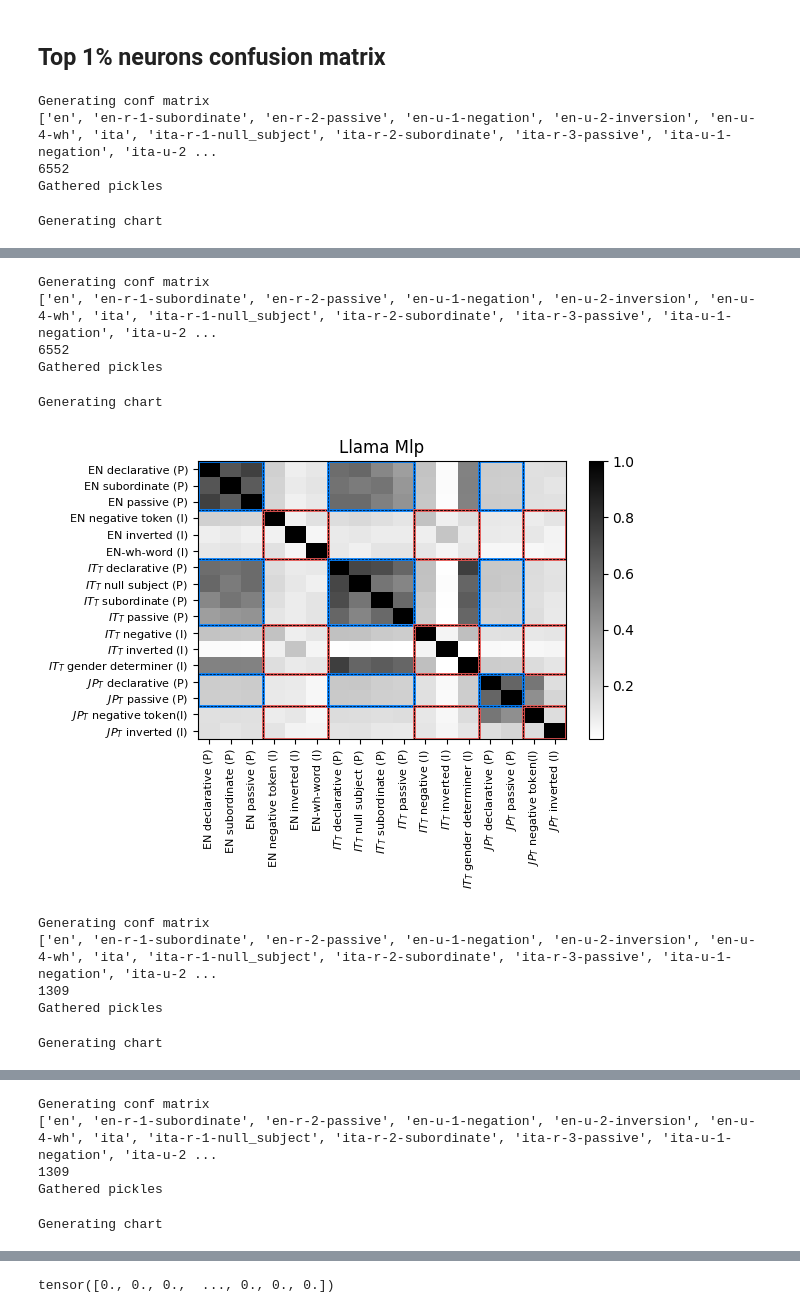
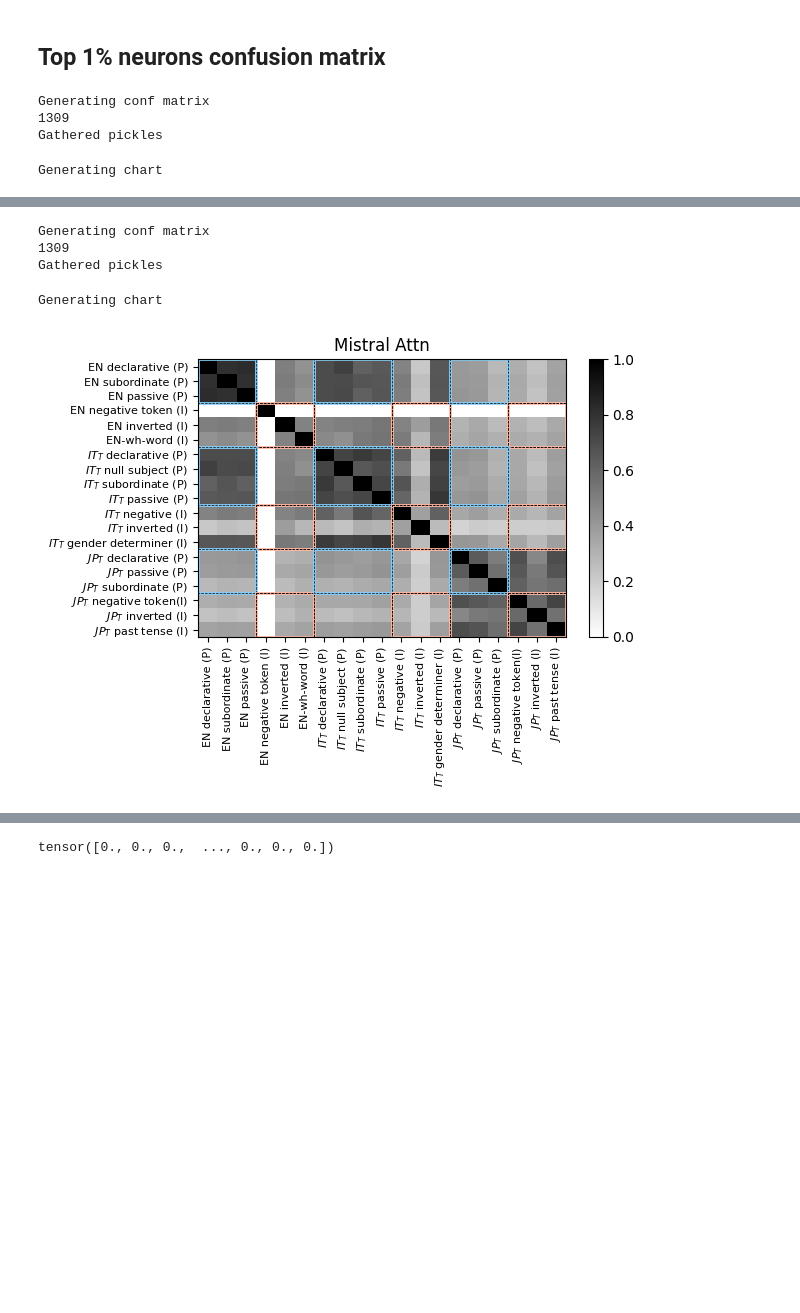
Before and after one commit to arunasank/disjoint-processing-llms, a Jupyter notebook: mistral/atp/attr-patching-charts.ipynb, the cells around one changed output, grey strips where cells are left out. Drawn from its saved outputs; the diff is of its cells as text; code cells hidden in the pictures; blank space fills up the shorter version.

Commit message:
fresh experiments

```diff
--- a/mistral/atp/attr-patching-charts.ipynb
+++ b/mistral/atp/attr-patching-charts.ipynb
@@ -13,7 +11,7 @@ Matplotlib created a temporary cache directory at /tmp/matplotlib-onldbinf becau
 # %% [markdown]
 ## Training accuracies
 # %%
-mistral = pd.read_csv('/mnt/align4_drive/arunas/broca/mistral/experiments/new-prompt-prologue-random-seed/acc.csv')
+mistral = pd.read_csv('/mnt/align4_drive/arunas/broca/mistral/experiments/may3/acc.csv')
 llama = pd.read_csv('/mnt/align4_drive/arunas/broca/llama/experiments/new-prompt-prologue-random-seed/acc.csv')
 # %%
 new_names = {'en': 'EN declarative (P)',
@@ -78,8 +78,10 @@ for idx, i in enumerate(merged.columns):
         mistral_unreal.append(merged.loc[merged.index=='mistral'][i].item())
         llama_unreal.append(merged.loc[merged.index=='llama'][i].item())
 
-counts =  [ {'r': 3, 'u':4}, {'r': 4, 'u':3}, {'r': 4, 'u':3}, {'r': 2, 'u':2}, {'r': 3, 'u':3}]
-            #en               #it              #ita             #jap            #jp
+# counts =  [ {'r': 3, 'u':4}, {'r': 4, 'u':3}, {'r': 4, 'u':3}, {'r': 2, 'u':2}, {'r': 3, 'u':3}]
+#             #en               #it              #ita             #jap            #jp
+counts =  [ {'r': 3, 'u':4}, {'r': 4, 'u':3}, {'r': 3, 'u':3}]
+            #en               #ita              #jap
 llama_avg_accuracies = { 'real': [], 'unreal': [] }
 mistral_avg_accuracies = { 'real': [], 'unreal': [] }
 
@@ -185,20 +184,23 @@ def conf_matrix(model, compPath, topK, subpath):
     print('Generating conf matrix')
     og = pd.read_csv(f'{PREFIX}/arunas/broca/data-gen/ngs.csv')
     columns = [col for col in sorted(og.columns) if not 'ng-' in col]
-    columns = [col for col in sorted(columns) if (('en' in col[:2]) or ('ita' in col[:3]) or ('jap' in col[:3])) and (not ('qsub' in col)) ]
+    columns = [col for col in sorted(columns) if (('en' in col[:2]) or ('ita' in col[:3]) or ('jap' in col[:3])) and (not 'qsub' in col) ]
     # columns = [col for col in sorted(columns) if not ('en' in col[:2]) ]
-    print(columns)
+    # columns.remove('jap-u-3-past-tense')
     component = pd.DataFrame(columns=np.arange(0,65530), index=sorted(columns))
     for col in sorted(columns):
-        with open(f'{PREFIX}/arunas/broca/{model}/atp/patches/{compPath}/{subpath}/{col}.pkl', 'rb') as f:
-            component_cache = pickle.load(f)
-            component_cache = component_cache.cpu()
-            flattened_effects_cache = component_cache.view(-1)
-            top_neurons = flattened_effects_cache.topk(k=int(topK * flattened_effects_cache.shape[-1]))
-            two_d_indices = torch.cat((((top_neurons[1] // component_cache.shape[1]).unsqueeze(1)), ((top_neurons[1] % component_cache.shape[1]).unsqueeze(1))), dim=1)
-            df = pd.DataFrame(two_d_indices, columns=['layer', 'neuron'])
-            for idx, row in df.iterrows():
-                component.loc[(component.index==col),idx] = ",".join([str(row['layer']), str(row['neuron'])])
+        try:
+            with open(f'{PREFIX}/arunas/broca/{model}/atp/patches/{compPath}/{subpath}/{col}.pkl', 'rb') as f:
+                component_cache = pickle.load(f)
+                component_cache = component_cache.cpu()
+                flattened_effects_cache = component_cache.view(-1)
+                top_neurons = flattened_effects_cache.topk(k=int(topK * flattened_effects_cache.shape[-1]))
+                two_d_indices = torch.cat((((top_neurons[1] // component_cache.shape[1]).unsqueeze(1)), ((top_neurons[1] % component_cache.shape[1]).unsqueeze(1))), dim=1)
+                df = pd.DataFrame(two_d_indices, columns=['layer', 'neuron'])
+                for idx, row in df.iterrows():
+                    component.loc[(component.index==col),idx] = ",".join([str(row['layer']), str(row['neuron'])])
+        except:
+            print(col)
     print(idx)
     print('Gathered pickles')
     component = component[list(component.columns)[:idx]]
@@ -239,7 +241,7 @@ def conf_matrix(model, compPath, topK, subpath):
 
     # counts =  [ {'r': 3, 'u':3}, {'r': 4, 'u':3}, {'r': 4, 'u':3}, {'r': 2, 'u':2}, {'r': 3, 'u':3}]
     #             #en               #it              #ita             #jap            #jp
-    counts =  [ {'r': 3, 'u':3}, {'r': 4, 'u':3}, {'r': 2, 'u':2}]
+    counts =  [ {'r': 3, 'u':3}, {'r': 4, 'u':3}, {'r': 3, 'u':3}]
                 #en               #ita             #jap
     # counts =  [ {'r': 3, 'u':3}, {'r': 4, 'u':3}, {'r': 3, 'u':3}]
     # #             #en               #it           #jp
@@ -274,13 +276,12 @@ def conf_matrix(model, compPath, topK, subpath):
     plt.savefig(f'/mnt/align4_drive/arunas/broca/ts-{model}-{compPath}-overlap-{topK}.png')
     plt.show()
 # %%
-conf_matrix('llama', 'attn', 0.01, 'all-neurons-new-prompt-prologue-random-seed')
-conf_matrix('llama', 'mlp', 0.01, 'all-neurons-new-prompt-prologue-random-seed')
-conf_matrix('mistral', 'mlp', 0.01, 'all-neurons-new-prompt-prologue-random-seed')
-conf_matrix('mistral', 'attn', 0.01, 'all-neurons-new-prompt-prologue-random-seed')
+# conf_matrix('llama', 'attn', 0.01, 'all-neurons-new-prompt-prologue-random-seed')
+# conf_matrix('llama', 'mlp', 0.01, 'all-neurons-new-prompt-prologue-random-seed')
+conf_matrix('mistral', 'mlp', 0.01, 'may3')
+conf_matrix('mistral', 'attn', 0.01, 'may3')
 # %% [output]
 Generating conf matrix
-['en', 'en-r-1-subordinate', 'en-r-2-passive', 'en-u-1-negation', 'en-u-2-inversion', 'en-u-4-wh', 'ita', 'ita-r-1-null_subject', 'ita-r-2-subordinate', 'ita-r-3-passive', 'ita-u-1-negation', 'ita-u-2 ...
-6552
+1309
 Gathered pickles
 Generating chart
@@ -288,11 +289,5 @@ Generating chart
 Generating conf matrix
-['en', 'en-r-1-subordinate', 'en-r-2-passive', 'en-u-1-negation', 'en-u-2-inversion', 'en-u-4-wh', 'ita', 'ita-r-1-null_subject', 'ita-r-2-subordinate', 'ita-r-3-passive', 'ita-u-1-negation', 'ita-u-2 ...
-6552
+1309
 Gathered pickles
 Generating chart
-[figure, old version]
+[figure, new version]
-Generating conf matrix
-['en', 'en-r-1-subordinate', 'en-r-2-passive', 'en-u-1-negation', 'en-u-2-inversion', 'en-u-4-wh', 'ita', 'ita-r-1-null_subject', 'ita-r-2-subordinate', 'ita-r-3-passive', 'ita-u-1-negation', 'ita-u-2 ...
-1309
-Gathered pickles
-Generating chart
@@ -300,5 +293,0 @@ Generating chart
-Generating conf matrix
-['en', 'en-r-1-subordinate', 'en-r-2-passive', 'en-u-1-negation', 'en-u-2-inversion', 'en-u-4-wh', 'ita', 'ita-r-1-null_subject', 'ita-r-2-subordinate', 'ita-r-3-passive', 'ita-u-1-negation', 'ita-u-2 ...
-1309
-Gathered pickles
-Generating chart
```
Also changed, not shown: parts of 4 cells of this notebook, 5 other files.
